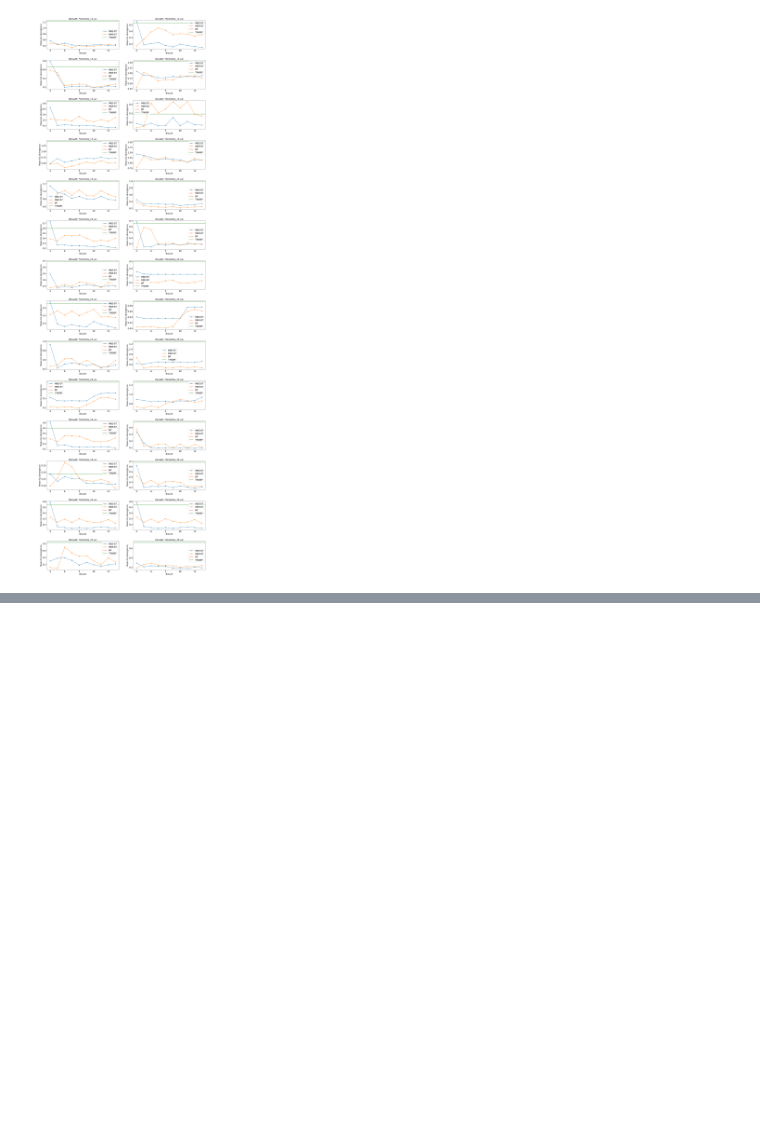
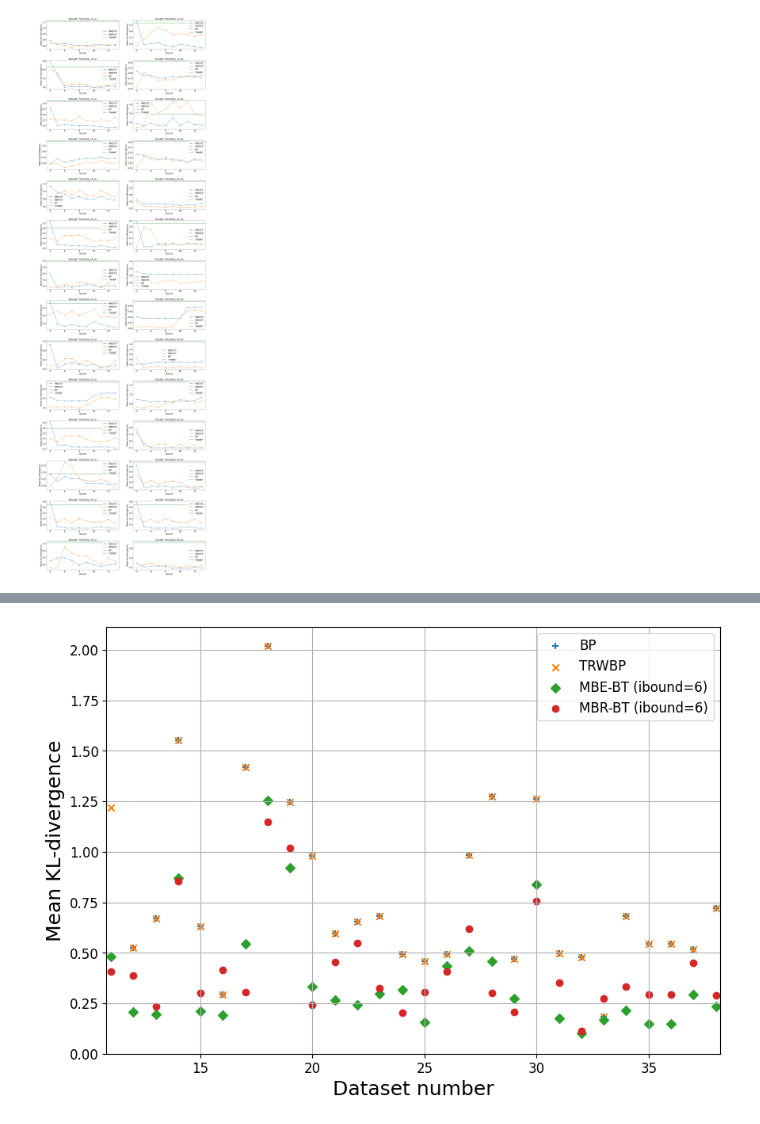
Before and after one commit to InferLO/inferlo, a Jupyter notebook: docs/experiments/marginal_probabilities.ipynb, the cells around one changed output, grey strips where cells are left out. Drawn from its saved outputs; the diff is of its cells as text; code cells hidden in the pictures; blank space fills up the shorter version.

```diff
--- a/docs/experiments/marginal_probabilities.ipynb
+++ b/docs/experiments/marginal_probabilities.ipynb
@@ -366,0 +412,4 @@ show_plots(data2)
+# %%
+summary_plot('Promedus', range(11,39))
+# %% [output]
+[figure, added]
```
Also changed, not shown: parts of 6 cells of this notebook.
